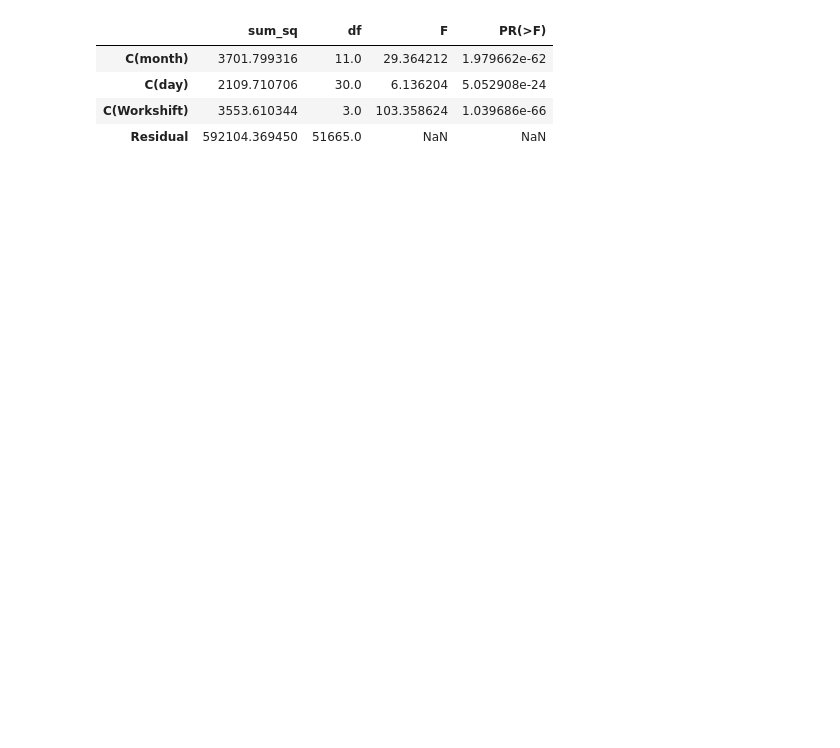
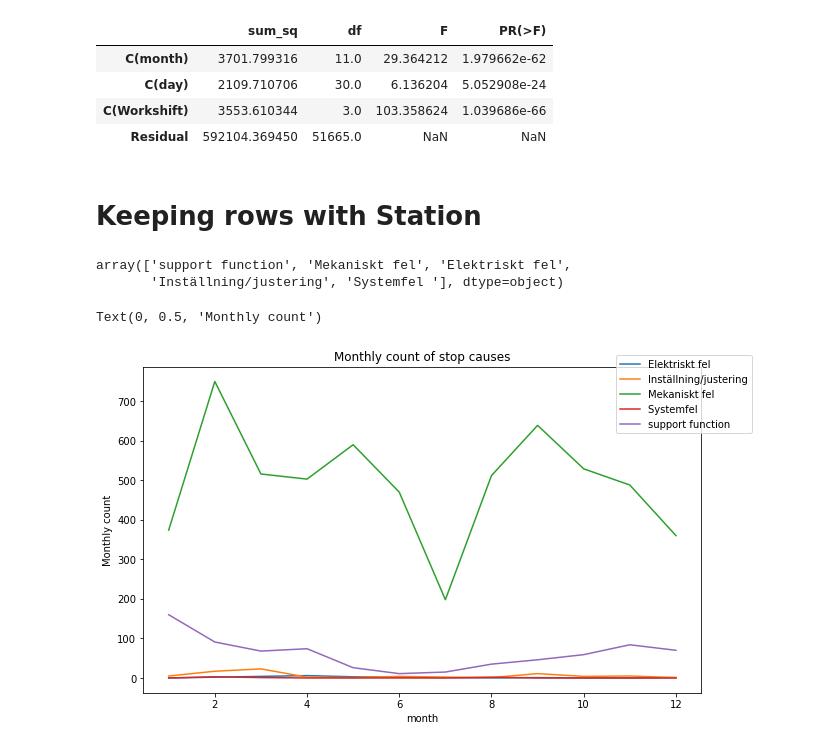
Before and after one commit to mpova/thes, a Jupyter notebook: data_visualization.ipynb, the cells around one changed output. Saved outputs shown, nothing was run; the diff lists cells and outputs as text; code cells hidden in the pictures; blank space fills up the shorter version.

```diff
--- a/data_visualization.ipynb
+++ b/data_visualization.ipynb
@@ -538,3 +549,21 @@ sm.stats.anova_lm(model, typ=2)
 | C(day) | 2109.710706 | 30.0 | 6.136204 | 5.052908e-24 |
 | C(Workshift) | 3553.610344 | 3.0 | 103.358624 | 1.039686e-66 |
 | Residual | 592104.369450 | 51665.0 | NaN | NaN |
+# %% [markdown]
+# Keeping rows with Station
+# %%
+df_station = df[df['Station'].notna()]
+
+df_station['Stopcause'].unique()
+# %% [output]
+array(['support function', 'Mekaniskt fel', 'Elektriskt fel',
+       'Inställning/justering', 'Systemfel '], dtype=object)
+# %%
+df_station_permonth = df_station.groupby(['month', 'Stopcause'])['Stopcause'].count().unstack().fillna(0)
+lines = df_station_permonth.plot(figsize=(10, 6))
+lines.legend(bbox_to_anchor=(1.1, 1.05))
+plt.title("Monthly count of stop causes")
+plt.ylabel("Monthly count")
+# %% [output]
+Text(0, 0.5, 'Monthly count')
+[figure, added]
```
Also changed, not shown: parts of 3 cells of this notebook.
